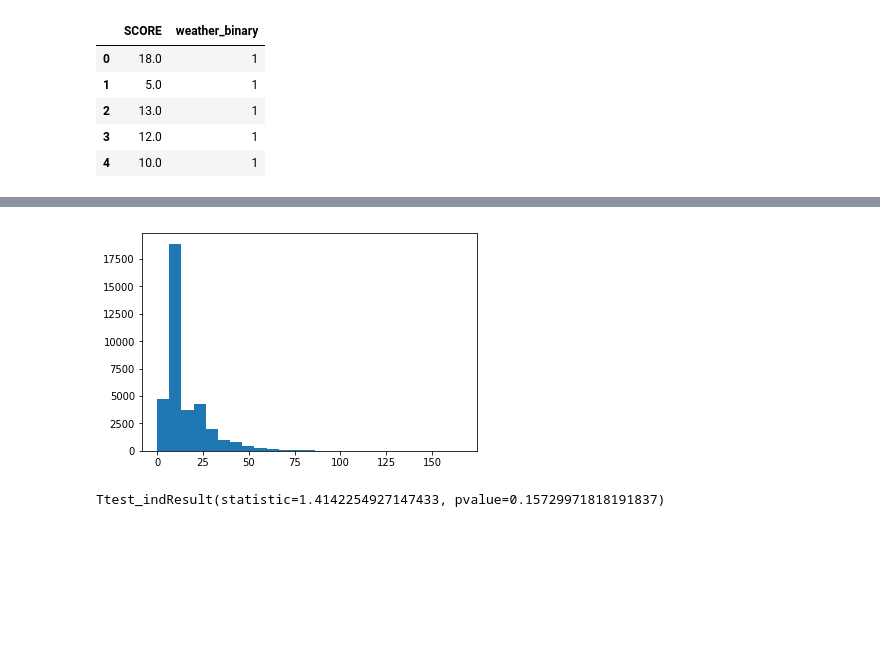
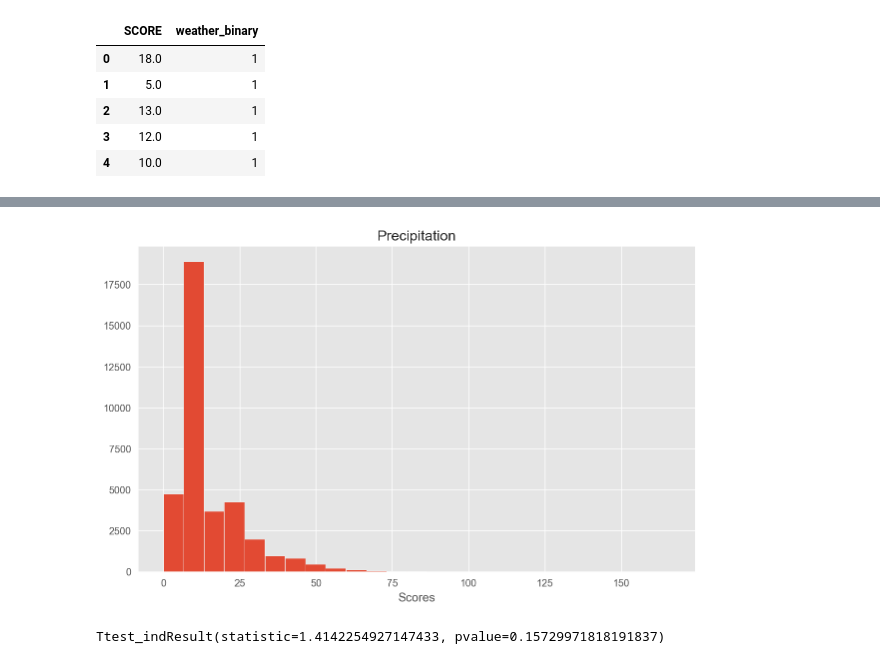
Before and after one commit to robblatt/Restaurant-Hypothesis-Testing, a Jupyter notebook: unique_insp.ipynb, the cells around one changed output, grey strips where cells are left out. Cells and saved outputs as stored; diff of their text form; code cells hidden in the pictures; blank space fills up the shorter version.

```diff
--- a/unique_insp.ipynb
+++ b/unique_insp.ipynb
@@ -19,6 +19,10 @@ from scipy import stats
 import seaborn as sns
 import matplotlib.pyplot as plt
 %matplotlib inline
+
+sns.set_style('whitegrid')
+
+%config InlineBackend.figure_format = 'retina'
 # %%
 # This is the truncated version of the larger file
 df = pd.read_csv('health inspection.csv', parse_dates=['inspection_date'])
@@ -351,7 +399,10 @@ plt.hist(no_precip, bins=25);
 # %%
+plt.figure(figsize=(10,6))
+plt.title('Precipitation')
+plt.xlabel('Scores')
 plt.hist(precip, bins=25);
 # %% [output]
-[figure, old version]
+[figure, new version]
 # %%
 stats.ttest_ind(precip, no_precip, equal_var=False)
 # %% [output]
```
Also changed, not shown: parts of 23 cells of this notebook, 3 other files.
